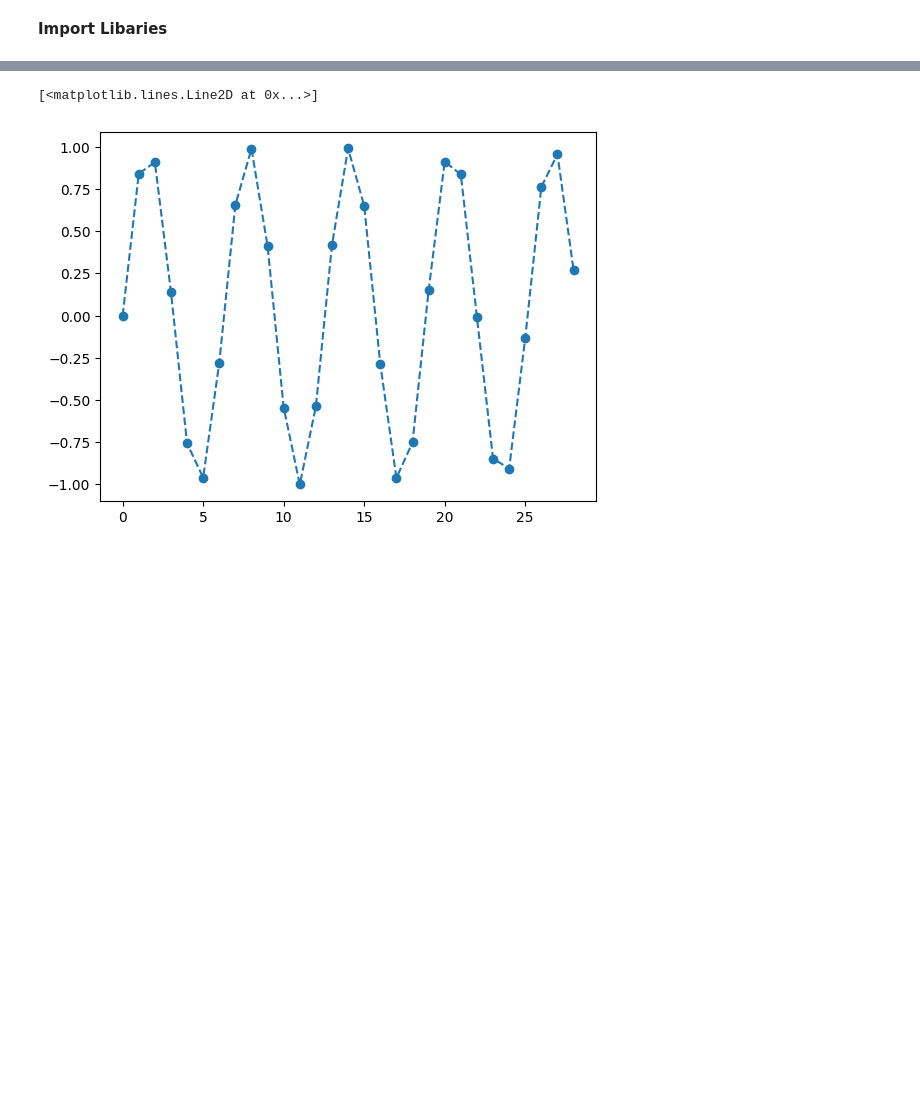
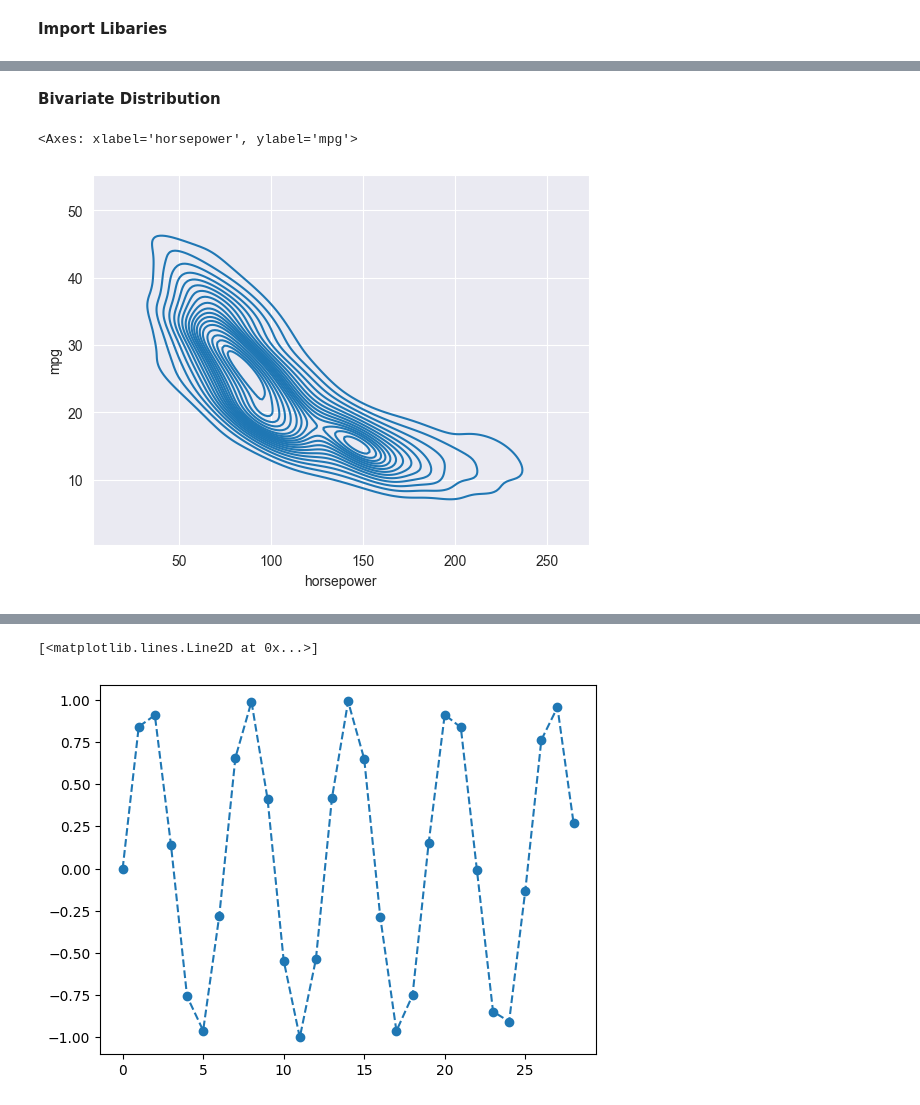
Before and after one commit to daaanishhh002/Graphing-with-Python, a Jupyter notebook: graphing.ipynb, the cells around one changed output, grey strips where cells are left out. Saved outputs shown, nothing was run; the diff lists cells and outputs as text; code cells hidden in the pictures; blank space fills up the shorter version.

```diff
--- a/graphing.ipynb
+++ b/graphing.ipynb
@@ -6,0 +79,8 @@ import seaborn as sns
+# %% [markdown]
+**Bivariate Distribution**
+# %%
+sns.kdeplot(x=cars.horsepower,y=cars.mpg,
+            n_levels=20)
+# %% [output]
+<Axes: xlabel='horsepower', ylabel='mpg'>
+[figure, added]
```
Also changed, not shown: parts of 15 cells of this notebook.
